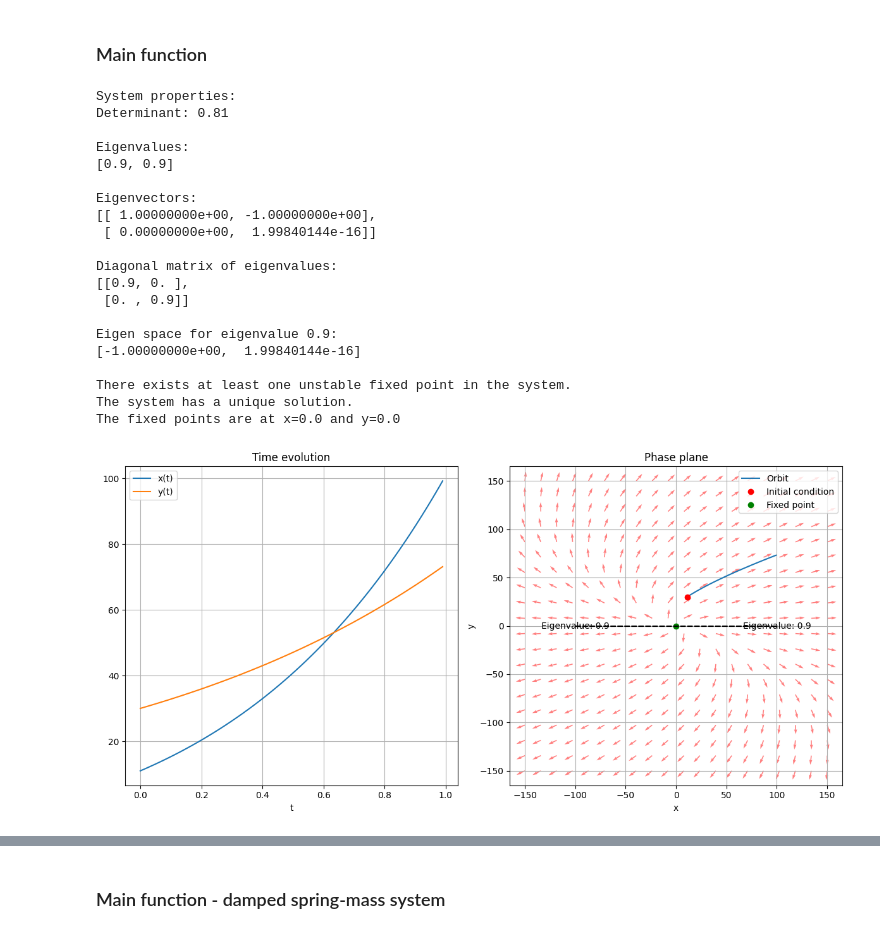
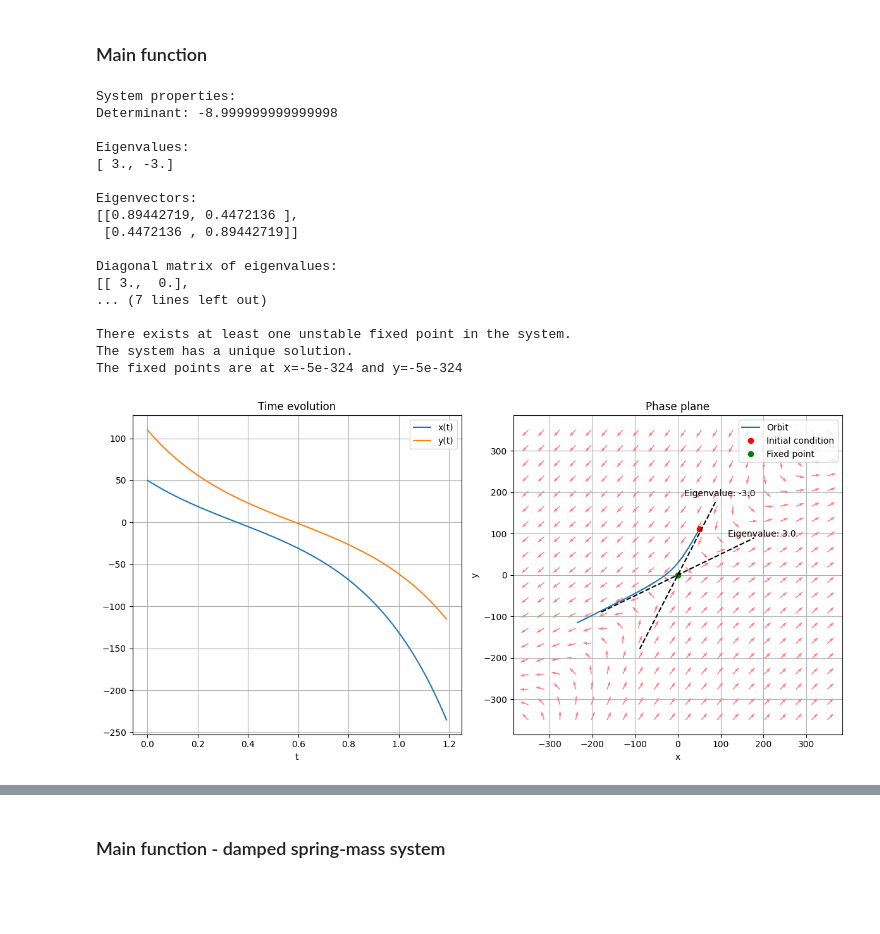
Before and after one commit to marcosgvjunior/Bidimensional-FirstOrder-Dynamical-Systems, a Jupyter notebook: BidimensionalFirstOrderODEs.ipynb, the cells around one changed output, grey strips where cells are left out. Cells and saved outputs as stored; diff of their text form; code cells hidden in the pictures; blank space fills up the shorter version.

```diff
--- a/BidimensionalFirstOrderODEs.ipynb
+++ b/BidimensionalFirstOrderODEs.ipynb
@@ -426,7 +426,7 @@ def plot_results_linear(time, x_vals, y_vals, x0, y0, xf_val, yf_val, a_val, b_v
     axs[1].plot(xf_val, yf_val, 'go', label='Fixed point')
 
     # calculate the vector field
-    X, Y = np.meshgrid(np.linspace(-150, 150, 20), np.linspace(-150, 150, 20))
+    X, Y = np.meshgrid(np.linspace(-350, 350, 20), np.linspace(-350, 350, 20))
     U = a_val * X + b_val * Y
     V = c_val * X + d_val * Y
     # normalize the arrows so that their size represents their speed
@@ -440,11 +440,15 @@ def plot_results_linear(time, x_vals, y_vals, x0, y0, xf_val, yf_val, a_val, b_v
     # plot the eigenspaces
     for eigenvalue, eigenvector in zip(eigvals, eigvecs.T):
         if np.isreal(eigenvalue):
-            start, end = -100 * eigenvector, 100 * eigenvector
+            multiplicative_factor = 200
+            start, end = -multiplicative_factor * eigenvector, multiplicative_factor * eigenvector
             axs[1].plot([start[0], end[0]], [start[1], end[1]], 'k--')
 
             # place the label at the end of the line
-            axs[1].text(end[0], end[1], f'Eigenvalue: {round(eigenvalue, 4)}', va='center', ha='center')
+            label_pos = (multiplicative_factor*1.1) * eigenvector
+            if abs(label_pos[1]) < 1e-5:
+                label_pos[1] += 10
+            axs[1].text(label_pos[0], label_pos[1], f'Eigenvalue: {round(eigenvalue, 4)}', va='center', ha='center')
 
     axs[1].set_xlabel('x')
     axs[1].set_ylabel('y')
@@ -492,12 +496,12 @@ def main():
     }
 
     # Select the parameter ex you want to use
-    selected_ex = 'ex17'
+    selected_ex = 'ex19'
     A = param_exs[selected_ex]
 
     # set parameters and initial conditions
-    state0 = [11.0, 30]
-    t = np.arange(0.0, 1.0, 0.01)
+    state0 = np.array([50.0, 110.0])
+    t = np.arange(0.0, 1.2, 0.01)
 
     # analyze the system
     properties, stability, uniqueness = system_properties(A)
@@ -515,41 +519,38 @@ def main():
     state = solve_odes_Num(state0, t, A)
 
     # find the fixed points
     xf_val, yf_val = find_fixed_points_Num(A)
     print(f"The fixed points are at x={xf_val} and y={yf_val}")
 
     # extract the solutions
     x_vals = state[:, 0]
     y_vals = state[:, 1]
 
     # plot the results
     a, b, c, d = A[0, 0], A[0, 1], A[1, 0], A[1, 1]
     plot_results_linear(t, x_vals, y_vals, state0[0], state0[1], xf_val, yf_val, a, b, c, d, properties['eigenvalues'], properties['eigenvectors'])
 
     # plot the 3D trajectory
     plot_3D_trajectory(x_vals, y_vals, t)
 
 if __name__ == "__main__":
     main()
 # %% [output]
 System properties:
-Determinant: 0.81
+Determinant: -8.999999999999998
 
 Eigenvalues:
-[0.9, 0.9]
+[ 3., -3.]
 
 Eigenvectors:
-[[ 1.00000000e+00, -1.00000000e+00],
- [ 0.00000000e+00,  1.99840144e-16]]
+[[0.89442719, 0.4472136 ],
+ [0.4472136 , 0.89442719]]
 
 Diagonal matrix of eigenvalues:
-[[0.9, 0. ],
- [0. , 0.9]]
-
-Eigen space for eigenvalue 0.9:
-[-1.00000000e+00,  1.99840144e-16]
+[[ 3.,  0.],
+... (7 lines left out)
 
 There exists at least one unstable fixed point in the system.
 The system has a unique solution.
-The fixed points are at x=0.0 and y=0.0
+The fixed points are at x=-5e-324 and y=-5e-324
-[figure, old version]
+[figure, new version]
```
Also changed, not shown: parts of 4 cells of this notebook.
